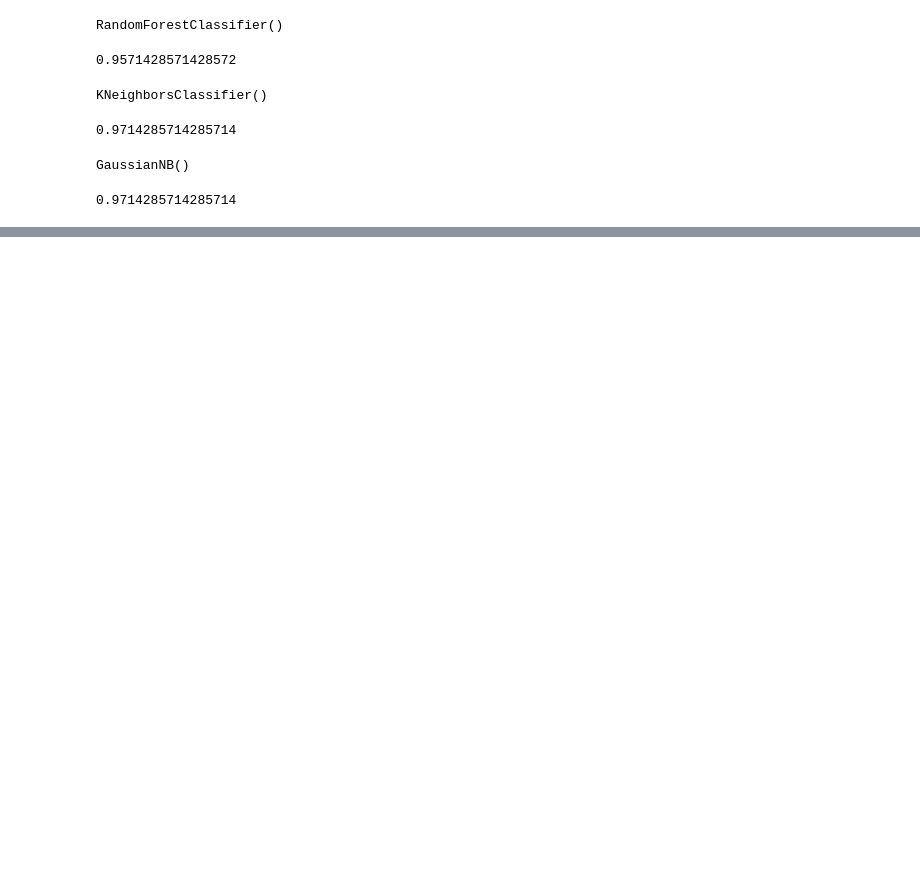
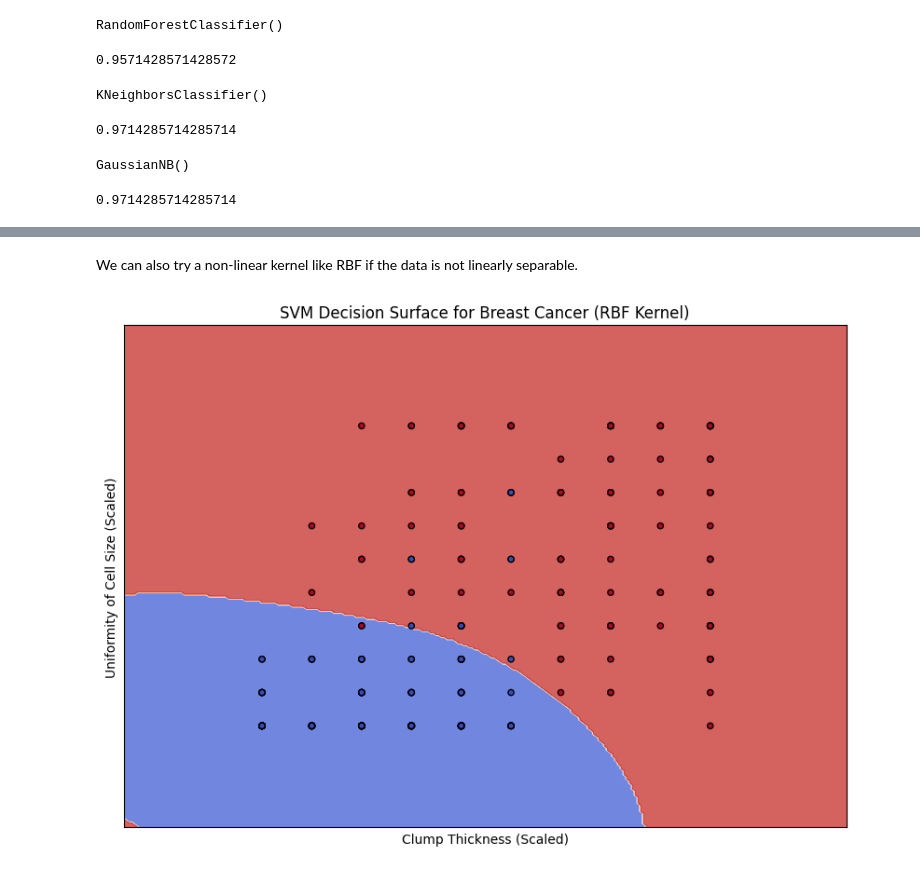
Before and after one commit to pankajkumar8709/Machine-Learning-projects, a Jupyter notebook: SVM.ipynb, the cells around one changed output, grey strips where cells are left out. Saved outputs shown, nothing was run; the diff lists cells and outputs as text; code cells hidden in the pictures; blank space fills up the shorter version.

```diff
--- a/SVM.ipynb
+++ b/SVM.ipynb
@@ -308,0 +311,21 @@ accuracy_score(y_test,y_pred5)
+# %%
+X_2d = X[['Clump_thickness', 'Uniformity_of_cell_size']].copy()
+y_2d = y.copy()
+
+x_train_2d, x_test_2d, y_train_2d, y_test_2d = train_test_split(X_2d, y_2d, test_size=0.3, random_state=101)
+
+# Impute missing values for the selected features
+imputer_2d = SimpleImputer(strategy='mean')
+imputer_2d.fit(x_train_2d)
+x_train_2d_imputed = imputer_2d.transform(x_train_2d)
+x_test_2d_imputed = imputer_2d.transform(x_test_2d)
+
+# Scale the features
+scaler_2d = StandardScaler()
+scaler_2d.fit(x_train_2d_imputed)
+x_train_2d_scaled = scaler_2d.transform(x_train_2d_imputed)
+x_test_2d_scaled = scaler_2d.transform(x_test_2d_imputed)
+
+# Convert back to DataFrame for easier plotting (optional, but good for understanding)
+x_train_2d_df = pd.DataFrame(x_train_2d_scaled, columns=X_2d.columns)
+x_test_2d_df = pd.DataFrame(x_test_2d_scaled, columns=X_2d.columns)
@@ -308,0 +363,27 @@ accuracy_score(y_test,y_pred5)
+# %% [markdown]
+We can also try a non-linear kernel like RBF if the data is not linearly separable.
+# %%
+# Train a new SVC model with RBF kernel for the 2D data
+svm_model_2d_rbf = SVC(kernel='rbf') # RBF kernel
+svm_model_2d_rbf.fit(x_train_2d_scaled, y_train_2d.values.ravel())
+
+# Predict classifications for each point in the mesh
+Z_rbf = svm_model_2d_rbf.predict(np.c_[xx.ravel(), yy.ravel()])
+Z_rbf = Z_rbf.reshape(xx.shape)
+
+# Plot the decision boundary and the training points
+plt.figure(figsize=(10, 7))
+plt.contourf(xx, yy, Z_rbf, cmap=plt.cm.coolwarm, alpha=0.8)
+
+# Plot also the training points
+plt.scatter(x_train_2d_scaled[:, 0], x_train_2d_scaled[:, 1], c=y_train_2d.values.ravel(), cmap=plt.cm.coolwarm, edgecolors='k', s=20)
+plt.xlabel('Clump Thickness (Scaled)')
+plt.ylabel('Uniformity of Cell Size (Scaled)')
+plt.title('SVM Decision Surface for Breast Cancer (RBF Kernel)')
+plt.xlim(xx.min(), xx.max())
+plt.ylim(yy.min(), yy.max())
+plt.xticks(())
+plt.yticks(())
+plt.show()
+# %% [output]
+[figure, added]
```
Also changed, not shown: parts of 4 cells of this notebook.
